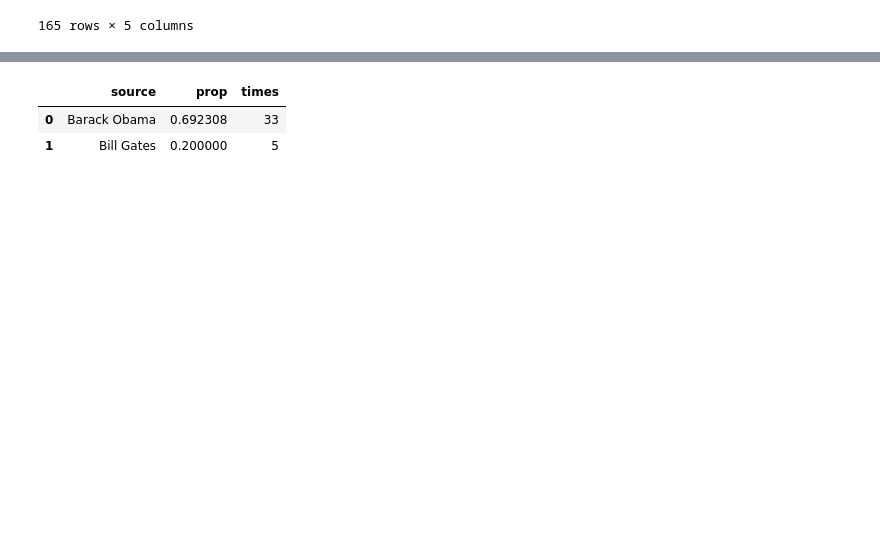
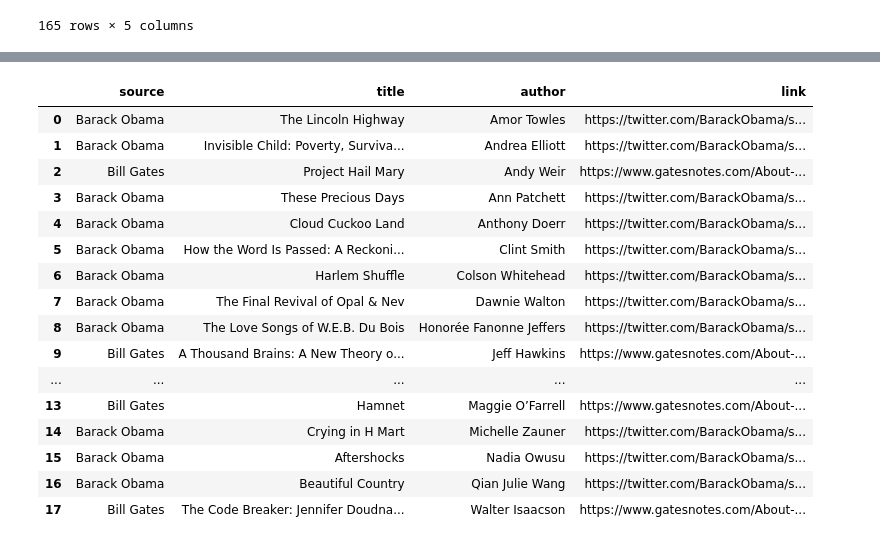
Before and after one commit to dliden-bitdotio/2021_book_lists, a Jupyter notebook: analysis.ipynb, the cells around one changed output, grey strips where cells are left out. Saved outputs shown, nothing was run; the diff lists cells and outputs as text; code cells hidden in the pictures; blank space fills up the shorter version.

```diff
--- a/analysis.ipynb
+++ b/analysis.ipynb
@@ -118,22 +217,38 @@ Washington Post
 # %%
 names_i = []
 props_i = []
 counts_i = []
 
 groups = df_individual.groupby('source')
 for name, group in groups:
   #  print(name)
     others = df_media.loc[df_media['source'] != name]
     length = group.shape[0]
     titles = group['title']
     num = titles.isin(others['title'])
     n_times = (others['title'].isin(titles)).sum()
     counts_i.append(n_times)
     props_i.append(num.mean())
     names_i.append(name)
 
-pd.DataFrame({'source':names_i, 'prop':props_i, 'times':counts_i}).sort_values('prop', ascending=False)
+df_lists = pd.DataFrame({'source':names_i, 'prop':props_i, 'times':counts_i}).sort_values('prop', ascending=False)
+
+df_individual
 # %% [output]
-|  | source | prop | times |
-| 0 | Barack Obama | 0.692308 | 33 |
-| 1 | Bill Gates | 0.200000 | 5 |
+|  | source | title | author | link |
+| 0 | Barack Obama | The Lincoln Highway | Amor Towles | https://twitter.com/BarackObama/s... |
+| 1 | Barack Obama | Invisible Child: Poverty, Surviva... | Andrea Elliott | https://twitter.com/BarackObama/s... |
+| 2 | Bill Gates | Project Hail Mary | Andy Weir | https://www.gatesnotes.com/About-... |
+| 3 | Barack Obama | These Precious Days | Ann Patchett | https://twitter.com/BarackObama/s... |
+| 4 | Barack Obama | Cloud Cuckoo Land | Anthony Doerr | https://twitter.com/BarackObama/s... |
+| 5 | Barack Obama | How the Word Is Passed: A Reckoni... | Clint Smith | https://twitter.com/BarackObama/s... |
+| 6 | Barack Obama | Harlem Shuffle | Colson Whitehead | https://twitter.com/BarackObama/s... |
+| 7 | Barack Obama | The Final Revival of Opal & Nev | Dawnie Walton | https://twitter.com/BarackObama/s... |
+| 8 | Barack Obama | The Love Songs of W.E.B. Du Bois | Honorée Fanonne Jeffers | https://twitter.com/BarackObama/s... |
+| 9 | Bill Gates | A Thousand Brains: A New Theory o... | Jeff Hawkins | https://www.gatesnotes.com/About-... |
+| ... | ... | ... | ... | ... |
+| 13 | Bill Gates | Hamnet | Maggie O’Farrell | https://www.gatesnotes.com/About-... |
+| 14 | Barack Obama | Crying in H Mart | Michelle Zauner | https://twitter.com/BarackObama/s... |
+| 15 | Barack Obama | Aftershocks | Nadia Owusu | https://twitter.com/BarackObama/s... |
+| 16 | Barack Obama | Beautiful Country | Qian Julie Wang | https://twitter.com/BarackObama/s... |
+| 17 | Bill Gates | The Code Breaker: Jennifer Doudna... | Walter Isaacson | https://www.gatesnotes.com/About-... |
```
Also changed, not shown: parts of 8 cells of this notebook, 3 other files.
